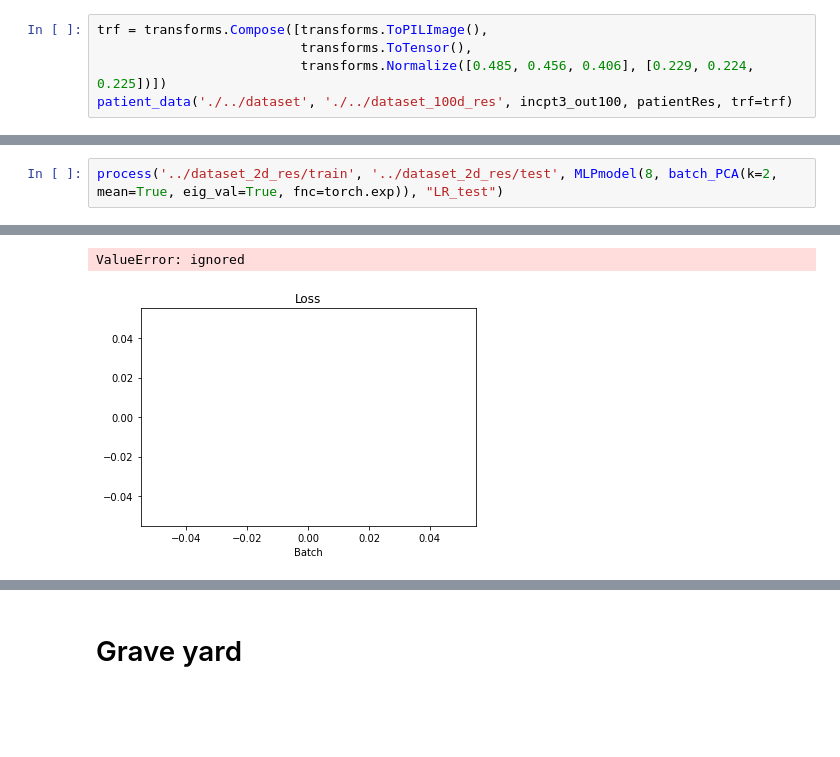
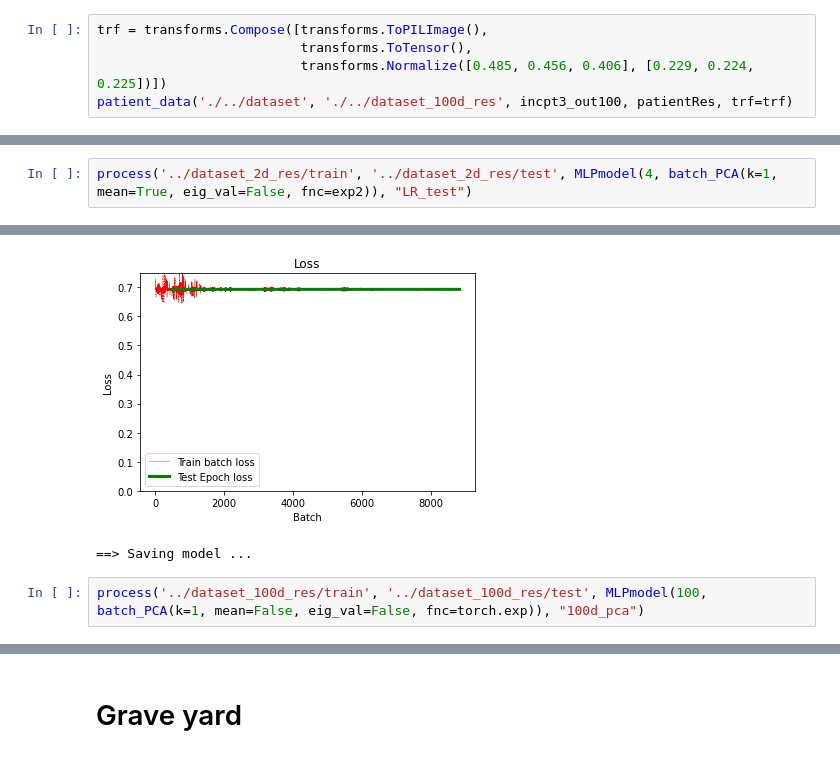
Before and after one commit to mocedon/VISL_project, a Jupyter notebook: Project_jupyter.ipynb, the cells around one changed output, grey strips where cells are left out. Cells and saved outputs as stored; diff of their text form; blank space fills up the shorter version.

```diff
--- a/Project_jupyter.ipynb
+++ b/Project_jupyter.ipynb
@@ -640,3 +707,3 @@ patient_data('./../dataset', './../dataset_100d_res', incpt3_out100, patientRes,
 # %%
-process('../dataset_2d_res/train', '../dataset_2d_res/test', MLPmodel(8, batch_PCA(k=2, mean=True, eig_val=True, fnc=torch.exp)), "LR_test")
+process('../dataset_2d_res/train', '../dataset_2d_res/test', MLPmodel(4, batch_PCA(k=1, mean=True, eig_val=False, fnc=exp2)), "LR_test")
 # %% [output]
@@ -659,3 +726,5 @@ Epoch: 20 | Loss: nan | Training accuracy: 50.000% | Test accuracy: 50.000% | Ep
 ==> Finished Training ...
+[figure, new version]
-ValueError: ignored
+==> Saving model ...
-[figure, old version]
+# %%
+process('../dataset_100d_res/train', '../dataset_100d_res/test', MLPmodel(100, batch_PCA(k=1, mean=False, eig_val=False, fnc=torch.exp)), "100d_pca")
```
Also changed, not shown: parts of 15 cells of this notebook.
